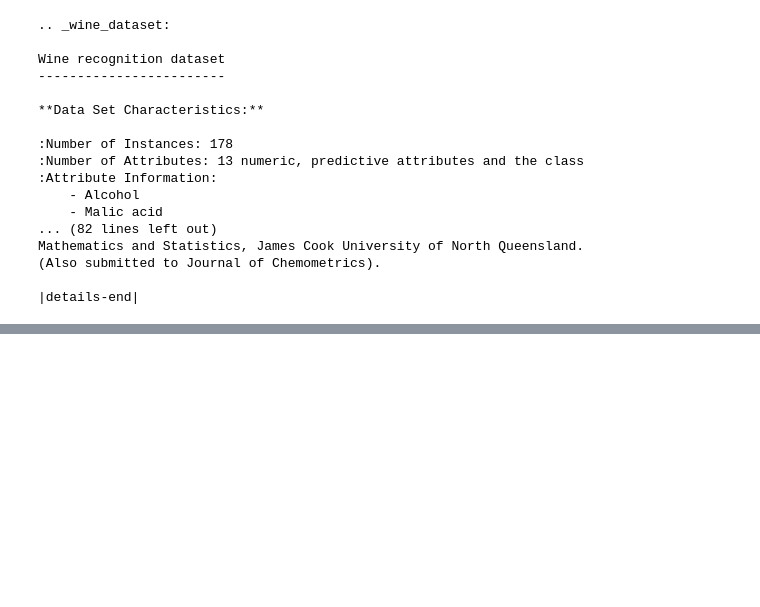
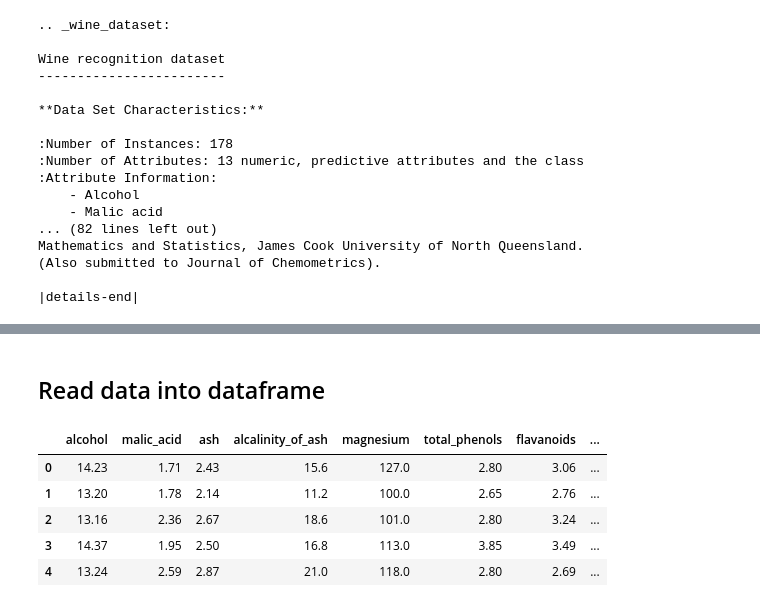
Before and after one commit to LordOfTurtles/AI-Erik-Johansson-OPA23, a Jupyter notebook: code_alongs/Lec05_knn.ipynb, the cells around one changed output, grey strips where cells are left out. Drawn from its saved outputs; the diff is of its cells as text; code cells hidden in the pictures; blank space fills up the shorter version.

```diff
--- a/code_alongs/Lec05_knn.ipynb
+++ b/code_alongs/Lec05_knn.ipynb
@@ -55,0 +76,12 @@ Mathematics and Statistics, James Cook University of North Queensland.
+# %% [markdown]
+## Read data into dataframe
+# %%
+df = pd.DataFrame(data_dict["data"], columns=data_dict["feature_names"])
+df.head()
+# %% [output]
+|  | alcohol | malic_acid | ash | alcalinity_of_ash | magnesium | total_phenols | flavanoids | ... |
+| 0 | 14.23 | 1.71 | 2.43 | 15.6 | 127.0 | 2.80 | 3.06 | ... |
+| 1 | 13.20 | 1.78 | 2.14 | 11.2 | 100.0 | 2.65 | 2.76 | ... |
+| 2 | 13.16 | 2.36 | 2.67 | 18.6 | 101.0 | 2.80 | 3.24 | ... |
+| 3 | 14.37 | 1.95 | 2.50 | 16.8 | 113.0 | 3.85 | 3.49 | ... |
+| 4 | 13.24 | 2.59 | 2.87 | 21.0 | 118.0 | 2.80 | 2.69 | ... |
```
Also changed, not shown: parts of 14 cells of this notebook, 1 other file.
